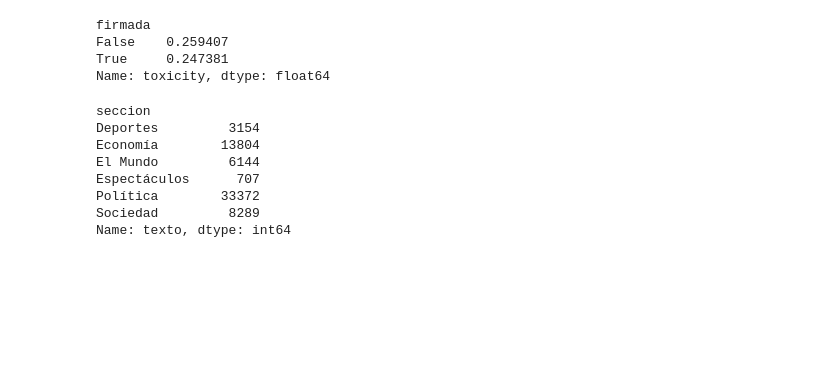
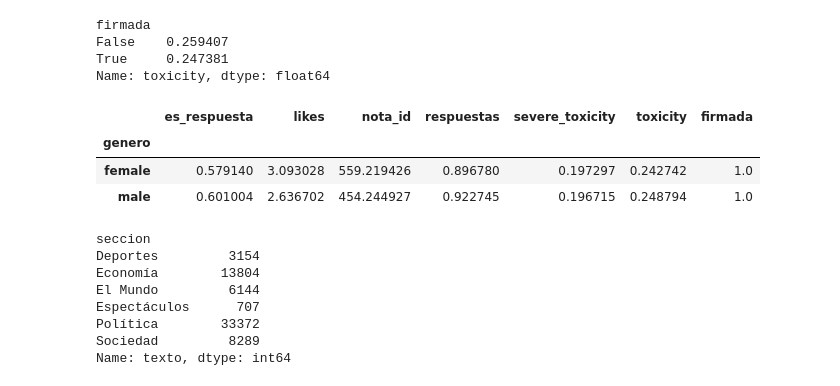
Before and after one commit to pbagedelli/analisis-comentarios, a Jupyter notebook: Informe La Nación.ipynb, the cells around one changed output. Saved outputs shown, nothing was run; the diff lists cells and outputs as text; code cells hidden in the pictures; blank space fills up the shorter version.

Commit message:
genero

```diff
--- a/Informe La Nación.ipynb
+++ b/Informe La Nación.ipynb
@@ -75,6 +73,15 @@ firmada
 False    0.259407
 True     0.247381
 Name: toxicity, dtype: float64
+# %%
+#promedio toxicity por genero de autor
+autores = pd.read_csv('./data/autores_lanacion.csv', index_col = 0)
+df.merge(autores, how ='left', on = 'autor').groupby('genero').mean()
+# %% [output]
+|  | es_respuesta | likes | nota_id | respuestas | severe_toxicity | toxicity | firmada |
+| genero |  |  |  |  |  |  |  |
+| female | 0.579140 | 3.093028 | 559.219426 | 0.896780 | 0.197297 | 0.242742 | 1.0 |
+| male | 0.601004 | 2.636702 | 454.244927 | 0.922745 | 0.196715 | 0.248794 | 1.0 |
 # %%
 #cantidad de comentarios por sección (y cantidad de notas firmadas)
 df.groupby('seccion').count()['texto']
```
Also changed, not shown: parts of 2 cells of this notebook, 4 other files.
